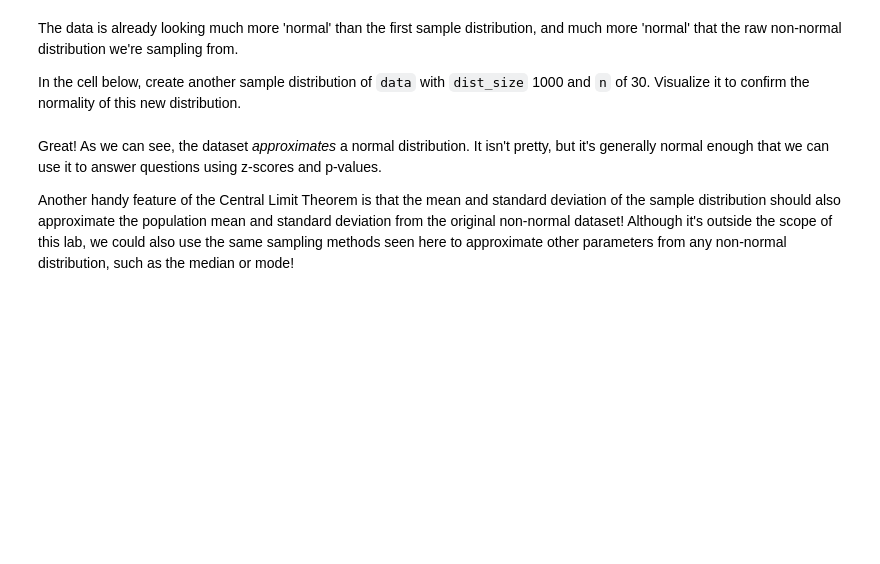
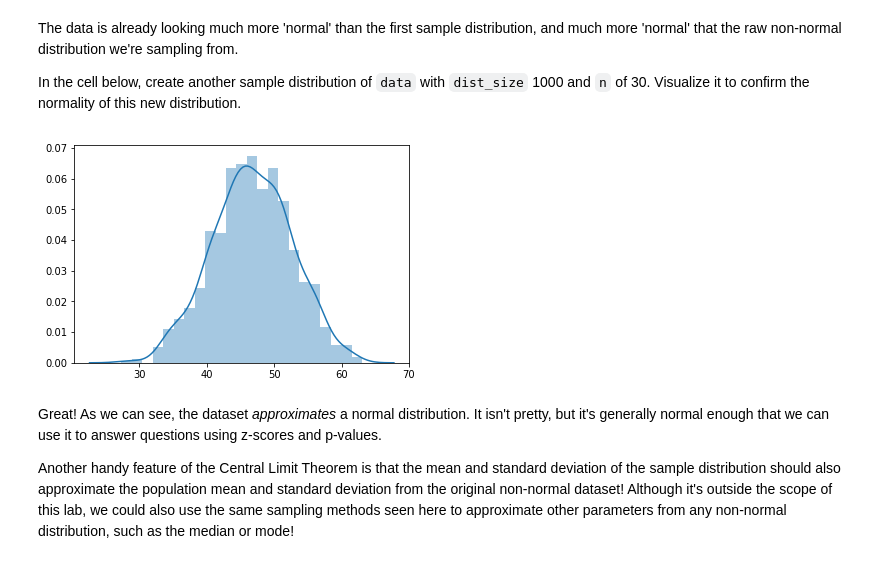
Before and after one commit to Laura-ShummonMaass/dsc-2-19-13-central-limit-theorem-lab-seattle-ds-career-040119, a Jupyter notebook: index.ipynb, the cells around one changed output. Drawn from its saved outputs; the diff is of its cells as text; code cells hidden in the pictures; blank space fills up the shorter version.

```diff
--- a/index.ipynb
+++ b/index.ipynb
@@ -128,6 +128,11 @@ sns.distplot(sample_dist_10);
 The data is already looking much more 'normal' than the first sample distribution, and much more 'normal' that the raw non-normal distribution we're sampling from.
 
 In the cell below, create another sample distribution of `data` with `dist_size` 1000 and `n` of 30.  Visualize it to confirm the normality of this new distribution.
+# %%
+sample_dist_10 = create_sample_distribution(normal_series, 1000, 30)
+sns.distplot(sample_dist_10);
+# %% [output]
+[figure, added]
 # %% [markdown]
 Great! As we can see, the dataset _approximates_ a normal distribution. It isn't pretty, but it's generally normal enough that we can use it to answer questions using z-scores and p-values.
 
```
